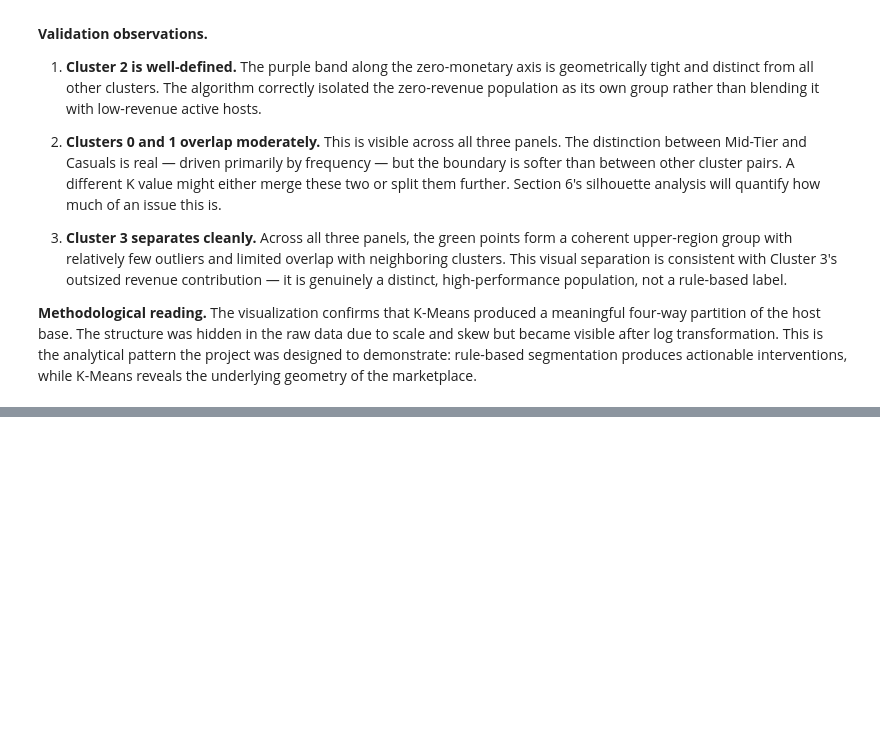
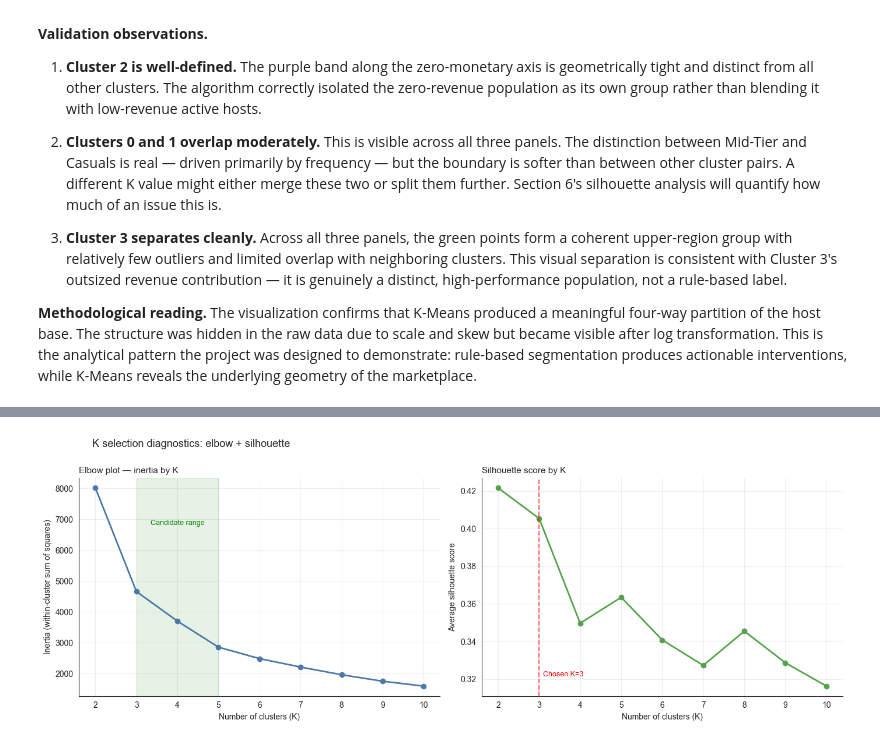
Before and after one commit to Cijan540/my-project-2-rfm-segmentation, a Jupyter notebook: rfm_analysis.ipynb, the cells around one changed output, grey strips where cells are left out. Drawn from its saved outputs; the diff is of its cells as text; code cells hidden in the pictures; blank space fills up the shorter version.

```diff
--- a/rfm_analysis.ipynb
+++ b/rfm_analysis.ipynb
@@ -1065,0 +1167,42 @@ The clean horizontal stratification in this panel confirms that **frequency is d
+# %%
+# Visualize both diagnostics side-by-side for documentation.
+# The elbow plot makes the bend point visible; the silhouette plot confirms
+# the score ranking across K values.
+
+fig, axes = plt.subplots(1, 2, figsize=(14, 5))
+
+# Left panel: inertia (elbow plot)
+axes[0].plot(k_diagnostics['K'], k_diagnostics['inertia'],
+             marker='o', color='#4C78A8', linewidth=2)
+axes[0].set_title('Elbow plot — inertia by K', fontsize=11, loc='left')
+axes[0].set_xlabel('Number of clusters (K)')
+axes[0].set_ylabel('Inertia (within-cluster sum of squares)')
+axes[0].set_xticks(list(k_range))
+axes[0].grid(True, alpha=0.3)
+
+# Annotate the elbow region
+axes[0].axvspan(3, 5, alpha=0.1, color='green')
+axes[0].text(4, max(inertia_values) * 0.85, 'Candidate range',
+             ha='center', fontsize=9, color='green')
+
+# Right panel: silhouette score
+axes[1].plot(k_diagnostics['K'], k_diagnostics['silhouette'],
+             marker='o', color='#54A24B', linewidth=2)
+axes[1].set_title('Silhouette score by K', fontsize=11, loc='left')
+axes[1].set_xlabel('Number of clusters (K)')
+axes[1].set_ylabel('Average silhouette score')
+axes[1].set_xticks(list(k_range))
+axes[1].grid(True, alpha=0.3)
+
+# Highlight the chosen K = 3
+axes[1].axvline(x=3, color='red', linestyle='--', alpha=0.6)
+axes[1].text(3.1, min(silhouette_values) + 0.005, 'Chosen K=3',
+             color='red', fontsize=9)
+
+plt.suptitle('K selection diagnostics: elbow + silhouette',
+             fontsize=13, y=1.00, x=0.07, ha='left')
+plt.tight_layout()
+plt.savefig('outputs/fig_04_k_selection.png', dpi=150, bbox_inches='tight')
+plt.show()
+# %% [output]
+[figure, added]
```
Also changed, not shown: parts of 17 cells of this notebook, 1 other file.
